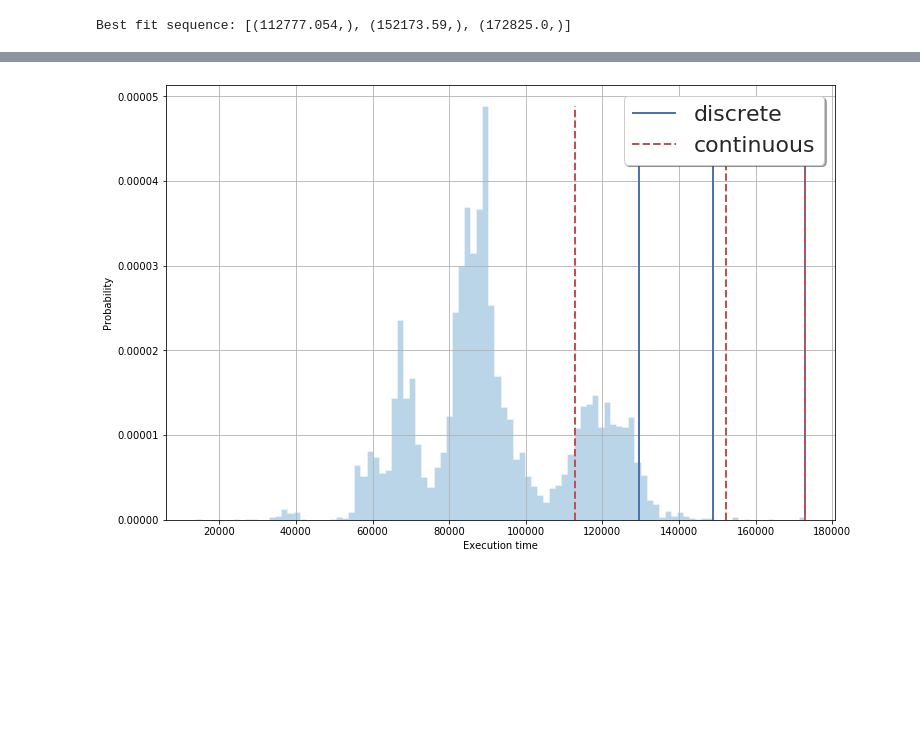
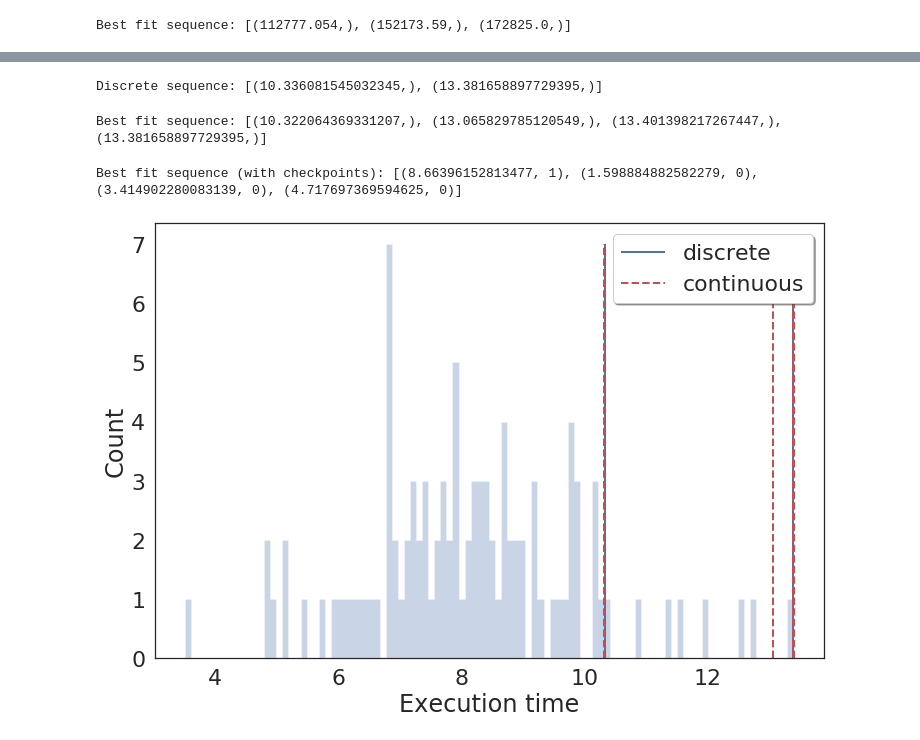
Before and after one commit to vanderbiltscl/SpeculativeScheduling, a Jupyter notebook: workload/example_get_sequence.ipynb, the cells around one changed output, grey strips where cells are left out. Drawn from its saved outputs; the diff is of its cells as text; code cells hidden in the pictures; blank space fills up the shorter version.

Commit message:
example that computes the sequence includes checkpointing

```diff
--- a/workload/example_get_sequence.ipynb
+++ b/workload/example_get_sequence.ipynb
@@ -55,26 +115,57 @@ Best fit sequence (with checkpoints): [(172825.0, 1)]
+# %%
+bins = 100
+distribution = st.truncnorm
+lower_limit = 0
+upper_limit = 20
+mu = 8
+sigma = 2
+upper_bound = (upper_limit - mu) / sigma
+lower_bound = (lower_limit - mu) / sigma
+# %%
+data = distribution.rvs(lower_bound, upper_bound,
+                        loc=mu, scale=sigma, size=100)
+# %%
+wf = WorkloadFit.WorkloadFit(data, bins=bins)
+discrete_sequence = wf.compute_discrete_sequence()
+print("Discrete sequence: %s" %(discrete_sequence))
+# %% [output]
+Discrete sequence: [(10.336081545032345,), (13.381658897729395,)]
+# %%
+wf.set_interpolation_model([WorkloadFit.PolyInterpolation(max_order=10),
+                            WorkloadFit.DistInterpolation()])
+sequence = wf.compute_interpolation_sequence()
+print("Best fit sequence: %s" %(sequence))
+# %% [output]
+Best fit sequence: [(10.322064369331207,), (13.065829785120549,), (13.401398217267447,), (13.381658897729395,)]
+# %%
+# compute the sequence when checkpoints are taken before the reservation end
+wf.change_default_sequence_model(OptimalSequence.CheckpointSequence, args=[False, 0.7, 0.7])
+wf.set_interpolation_model([WorkloadFit.DistInterpolation()])
+check_sequence = wf.compute_interpolation_sequence()
+print("Best fit sequence (with checkpoints): %s" %(check_sequence))
+# %% [output]
+Best fit sequence (with checkpoints): [(8.66396152813477, 1), (1.598884882582279, 0), (3.414902280083139, 0), (4.717697369594625, 0)]
 # %%
-y, x = np.histogram(data, bins=bins, density=True)
+y, x = np.histogram(data, bins=bins) #, density=True)
 x = (x + np.roll(x, -1))[:-1] / 2.0
 
 fig, ax = plt.subplots(figsize=(12,8))
 sns.set(font_scale=2)
 sns.set_style("white")
-ax.hist(data, bins=bins, density=True, histtype='stepfilled', alpha=0.3)
+ax.hist(data, bins=bins, histtype='stepfilled', alpha=0.3)
 
 ax.vlines(discrete_sequence[0], min(y), max(y), colors='b', lw=2,
           linestyles='solid', label='discrete')
 for i in range(1,len(discrete_sequence)):
     ax.vlines(discrete_sequence[i], min(y), max(y), colors='b', lw=2, linestyles='solid')
 
 ax.vlines(sequence[0], min(y), max(y), colors='r', linestyles='dashed', lw=2, label='continuous')
 for i in range(1,len(sequence)):
     ax.vlines(sequence[i], min(y), max(y), colors='r', linestyles='dashed', lw=2)
-#ax.vlines(max(data), min(y), max(y), colors='k', linestyles='solid')
 
 ax.legend(shadow=True)
-plt.grid(True)
 ax.set_xlabel('Execution time')
-ax.set_ylabel('Probability')
+ax.set_ylabel('Count')
 plt.show()
 # %% [output]
-[figure, old version]
+[figure, new version]
```
Also changed, not shown: parts of 7 cells of this notebook.
